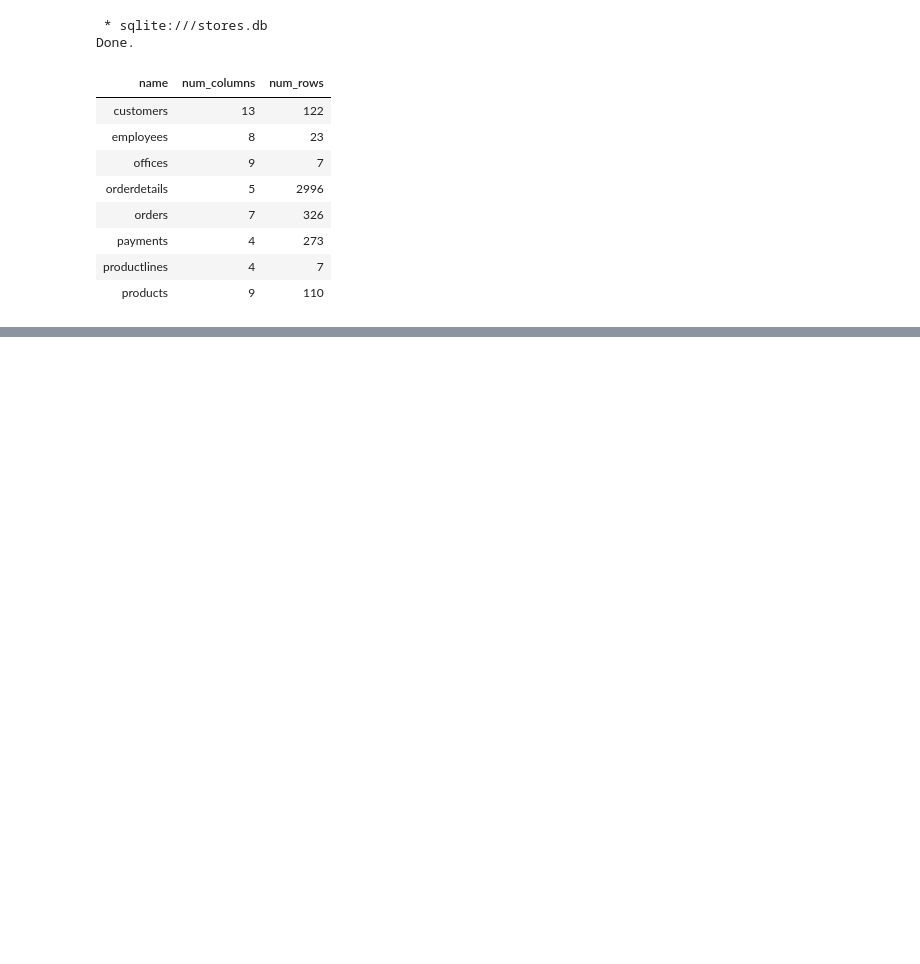
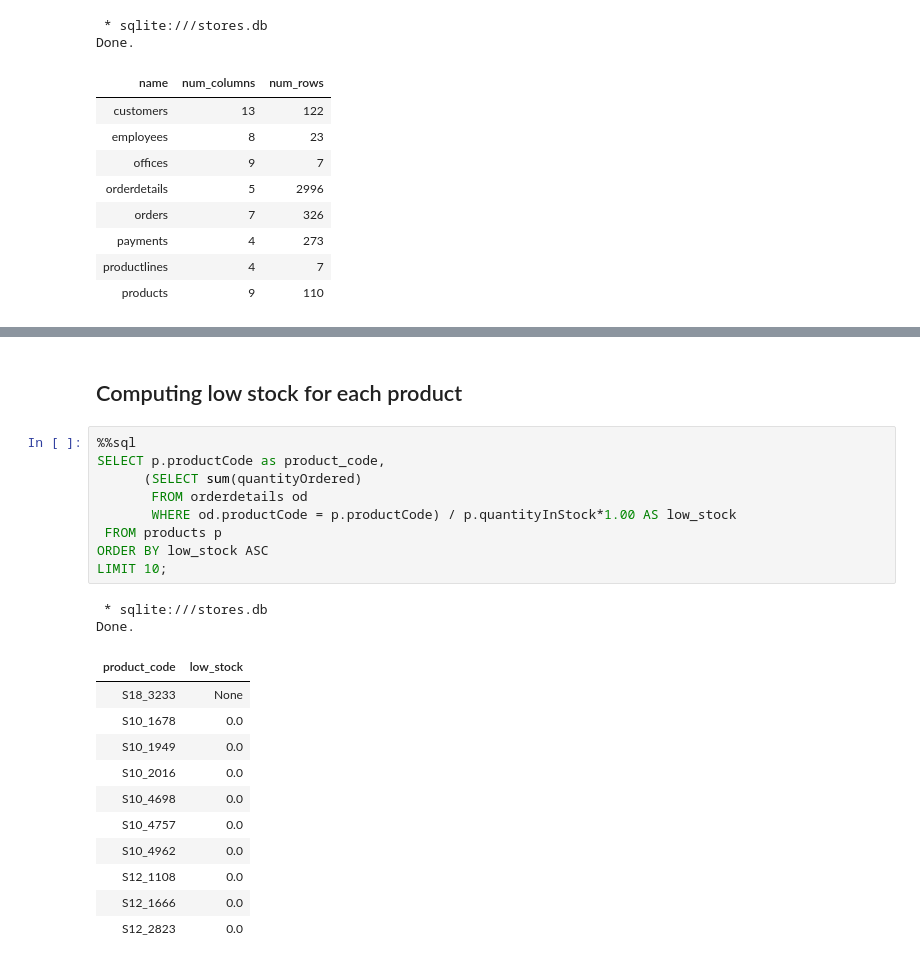
Before and after one commit to TomazFilgueira/Dq_Datascientist, a Jupyter notebook: 5 - Working with Datasources using SQL/5.5 - SQL Subqueries/5.5 - Subqueries Guided Project.ipynb, the cells around one changed output, grey strips where cells are left out. Cells and saved outputs as stored; diff of their text form; blank space fills up the shorter version.

Commit message:
check product performance

```diff
--- a/5 - Working with Datasources using SQL/5.5 - SQL Subqueries/5.5 - Subqueries Guided Project.ipynb
+++ b/5 - Working with Datasources using SQL/5.5 - SQL Subqueries/5.5 - Subqueries Guided Project.ipynb
@@ -170,0 +187,25 @@ Done.
+# %% [markdown]
+## Computing low stock for each product
+# %%
+%%sql
+SELECT p.productCode as product_code,
+      (SELECT sum(quantityOrdered)
+       FROM orderdetails od
+       WHERE od.productCode = p.productCode) / p.quantityInStock*1.00 AS low_stock
+ FROM products p
+ORDER BY low_stock ASC
+LIMIT 10;
+# %% [output]
+ * sqlite:///stores.db
+Done.
+| product_code | low_stock |
+| S18_3233 | None |
+| S10_1678 | 0.0 |
+| S10_1949 | 0.0 |
+| S10_2016 | 0.0 |
+| S10_4698 | 0.0 |
+| S10_4757 | 0.0 |
+| S10_4962 | 0.0 |
+| S12_1108 | 0.0 |
+| S12_1666 | 0.0 |
+| S12_2823 | 0.0 |
```
Also changed, not shown: parts of 6 cells of this notebook, 2 other files.
